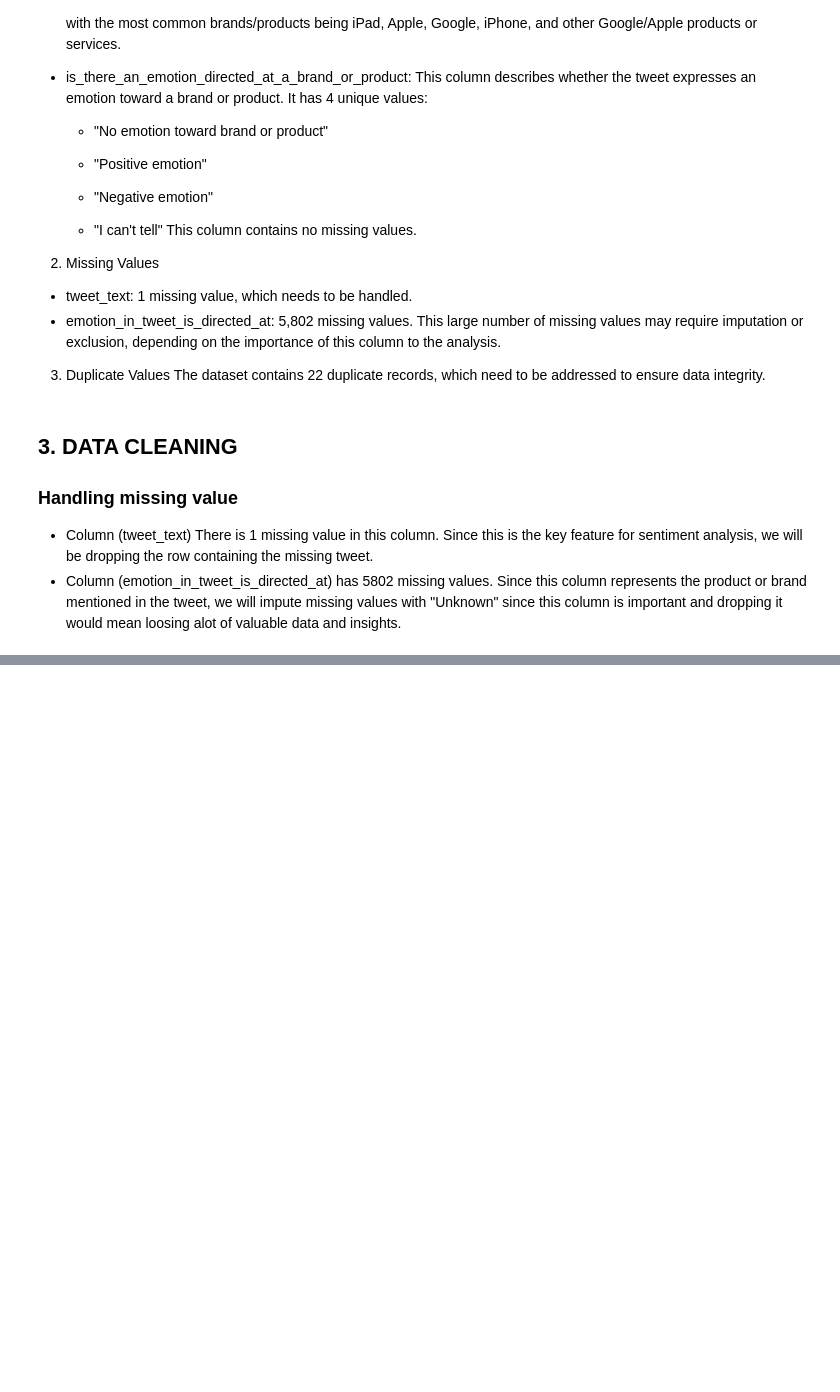
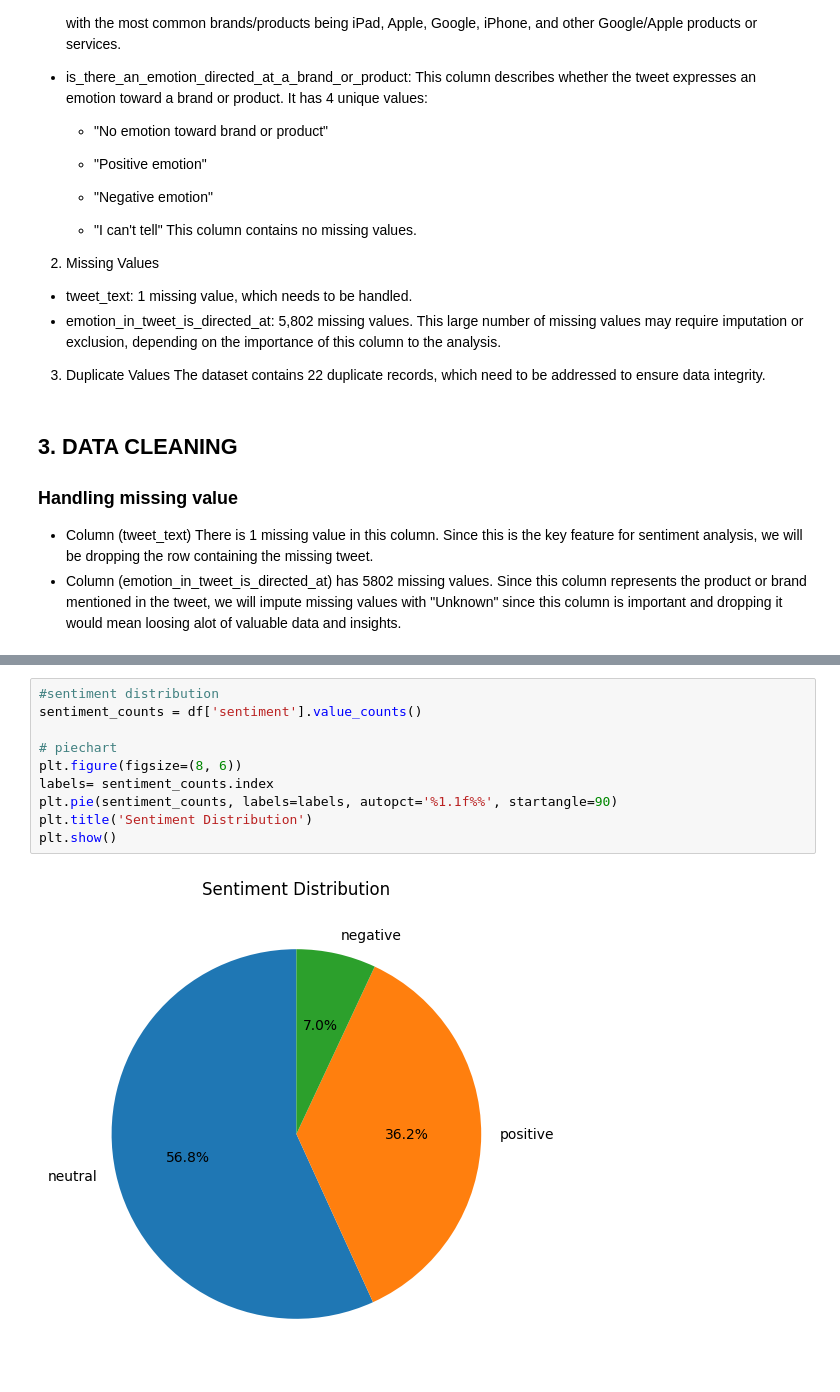
Before and after one commit to Kanyi254/sentiment-analysis, a Jupyter notebook: Untitled1.ipynb, the cells around one changed output, grey strips where cells are left out. Cells and saved outputs as stored; diff of their text form; blank space fills up the shorter version.

```diff
--- a/Untitled1.ipynb
+++ b/Untitled1.ipynb
@@ -229,0 +408,12 @@ data_cleaned = data.dropna(subset=['tweet_text'])
+# %%
+#sentiment distribution
+sentiment_counts = df['sentiment'].value_counts()
+
+# piechart
+plt.figure(figsize=(8, 6))
+labels= sentiment_counts.index
+plt.pie(sentiment_counts, labels=labels, autopct='%1.1f%%', startangle=90)
+plt.title('Sentiment Distribution')
+plt.show()
+# %% [output]
+[figure, added]
```
Also changed, not shown: parts of 60 cells of this notebook.
